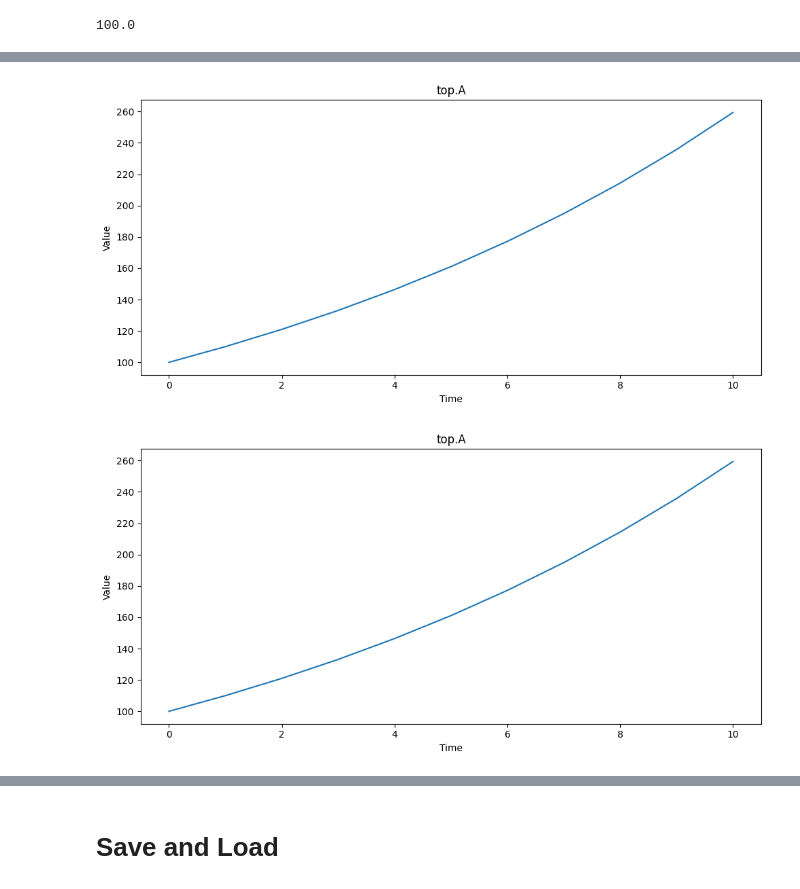
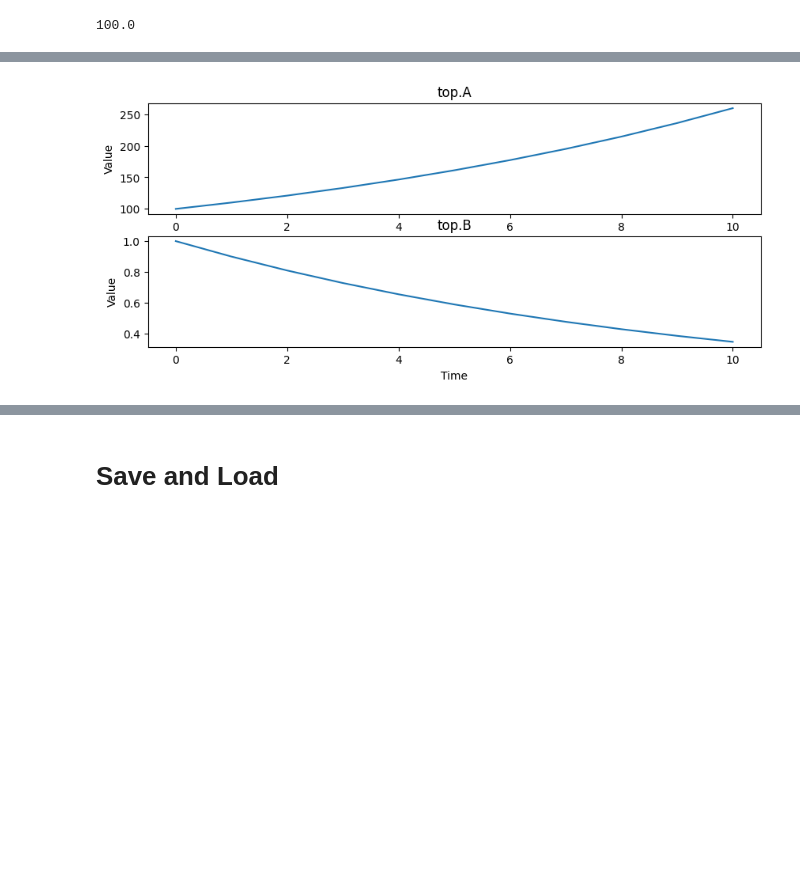
Before and after one commit to vivarium-collective/vivarium-interface, a Jupyter notebook: notebooks/demo.ipynb, the cells around one changed output, grey strips where cells are left out. Cells and saved outputs as stored; diff of their text form; code cells hidden in the pictures; blank space fills up the shorter version.

Commit message:
extended plot timeseries options

```diff
--- a/notebooks/demo.ipynb
+++ b/notebooks/demo.ipynb
@@ -152,5 +174,10 @@ timeseries
 # %%
-v.plot_timeseries()
+fig = v.plot_timeseries(
+    query=None,
+    show=False,
+    subplot_size=(10, 2),
+    # ncols=1,
+    # combined_vars=None
+)
 # %% [output]
-[figure, old version]
+[figure, new version]
-[figure, removed]
```
Also changed, not shown: parts of 11 cells of this notebook, 1 other file.
